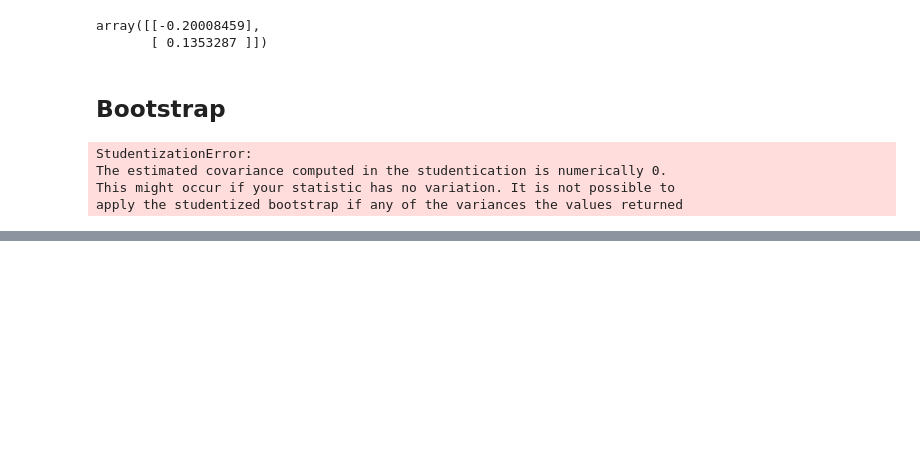
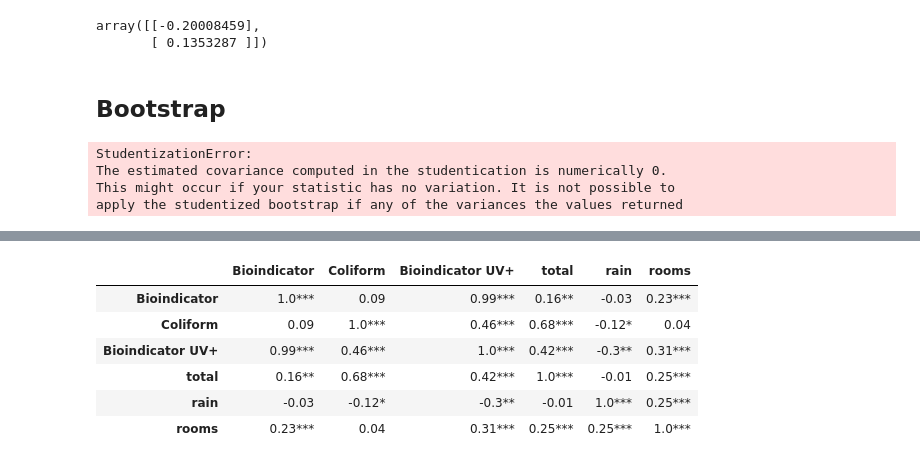
Before and after one commit to Hackuarium/montreux-water-quality, a Jupyter notebook: 3-analysis.ipynb, the cells around one changed output, grey strips where cells are left out. Drawn from its saved outputs; the diff is of its cells as text; code cells hidden in the pictures; blank space fills up the shorter version.

```diff
--- a/3-analysis.ipynb
+++ b/3-analysis.ipynb
@@ -374,0 +314,30 @@ apply the studentized bootstrap if any of the variances the values returned
+# %%
+from scipy.stats import pearsonr
+import numpy as np
+
+
+def calculate_pvalues(df):
+    df = df.dropna()._get_numeric_data()
+    dfcols = pd.DataFrame(columns=df.columns)
+    pvalues = dfcols.transpose().join(dfcols, how='outer')
+    for r in df.columns:
+        for c in df.columns:
+            pvalues[r][c] = round(pearsonr(df[r], df[c])[1], 4)
+    return pvalues
+
+
+main_vars=['Bioindicator', 'Coliform', 'Bioindicator UV+',  'total' ,'rain', 'rooms']
+p_df = A[main_vars]
+
+rho = p_df.corr()
+pval = p_df.corr(method=lambda x, y: pearsonr(x, y)[1]) - np.eye(*rho.shape)
+p = pval.applymap(lambda x: ''.join(['*' for t in [0.01,0.05,0.1] if x<=t]))
+rho.round(2).astype(str) + p
+# %% [output]
+|  | Bioindicator | Coliform | Bioindicator UV+ | total | rain | rooms |
+| Bioindicator | 1.0*** | 0.09 | 0.99*** | 0.16** | -0.03 | 0.23*** |
+| Coliform | 0.09 | 1.0*** | 0.46*** | 0.68*** | -0.12* | 0.04 |
+| Bioindicator UV+ | 0.99*** | 0.46*** | 1.0*** | 0.42*** | -0.3** | 0.31*** |
+| total | 0.16** | 0.68*** | 0.42*** | 1.0*** | -0.01 | 0.25*** |
+| rain | -0.03 | -0.12* | -0.3** | -0.01 | 1.0*** | 0.25*** |
+| rooms | 0.23*** | 0.04 | 0.31*** | 0.25*** | 0.25*** | 1.0*** |
```
Also changed, not shown: parts of 7 cells of this notebook, 1 other file.
